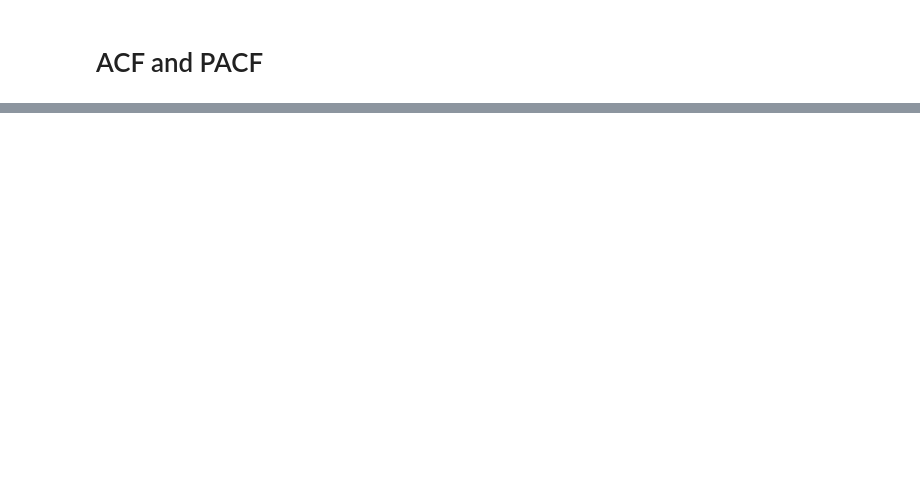
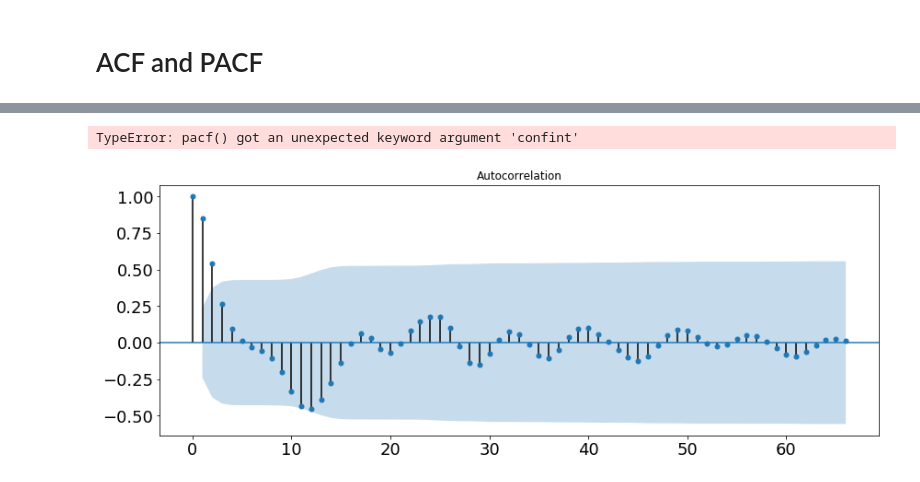
Before and after one commit to angelmanzur/TimeSeries_Zillow_Proj, a Jupyter notebook: Zillow_project-Angel.ipynb, the cells around one changed output, grey strips where cells are left out. Drawn from its saved outputs; the diff is of its cells as text; code cells hidden in the pictures; blank space fills up the shorter version.

```diff
--- a/Zillow_project-Angel.ipynb
+++ b/Zillow_project-Angel.ipynb
@@ -223,3 +288,18 @@ pd.plotting.autocorrelation_plot(y_rmean_diff);
+# %%
+from statsmodels.graphics.tsaplots import plot_acf
+from statsmodels.tsa.stattools import acf, pacf
+import statsmodels.api as sm
+# auto_acf = acf(y_diff)
+
+# plot(auto_acf)
+plot_acf(y_diff);
+# acf, conf_int = sm.tsa.acf(y_diff, confint=0.95)
+# acfvals =  sm.tsa.acf(y_diff,confint=95)
+# print(acf(y_diff, confint=95))
+pacf(y_diff,confint=95)
+# %% [output]
+TypeError: pacf() got an unexpected keyword argument 'confint'
+[figure, added]
 # %%
 from statsmodels.graphics.tsaplots import plot_pacf
 from matplotlib.pylab import rcParams
```
Also changed, not shown: parts of 26 cells of this notebook.
